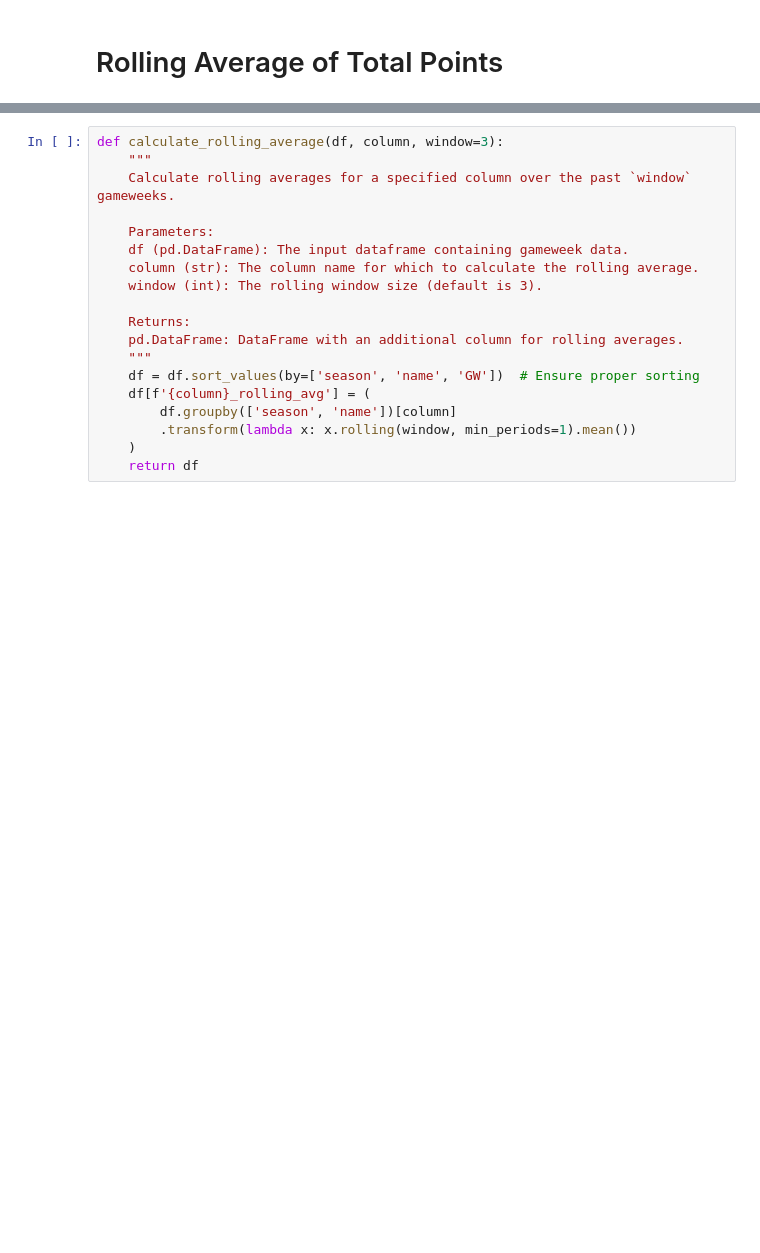
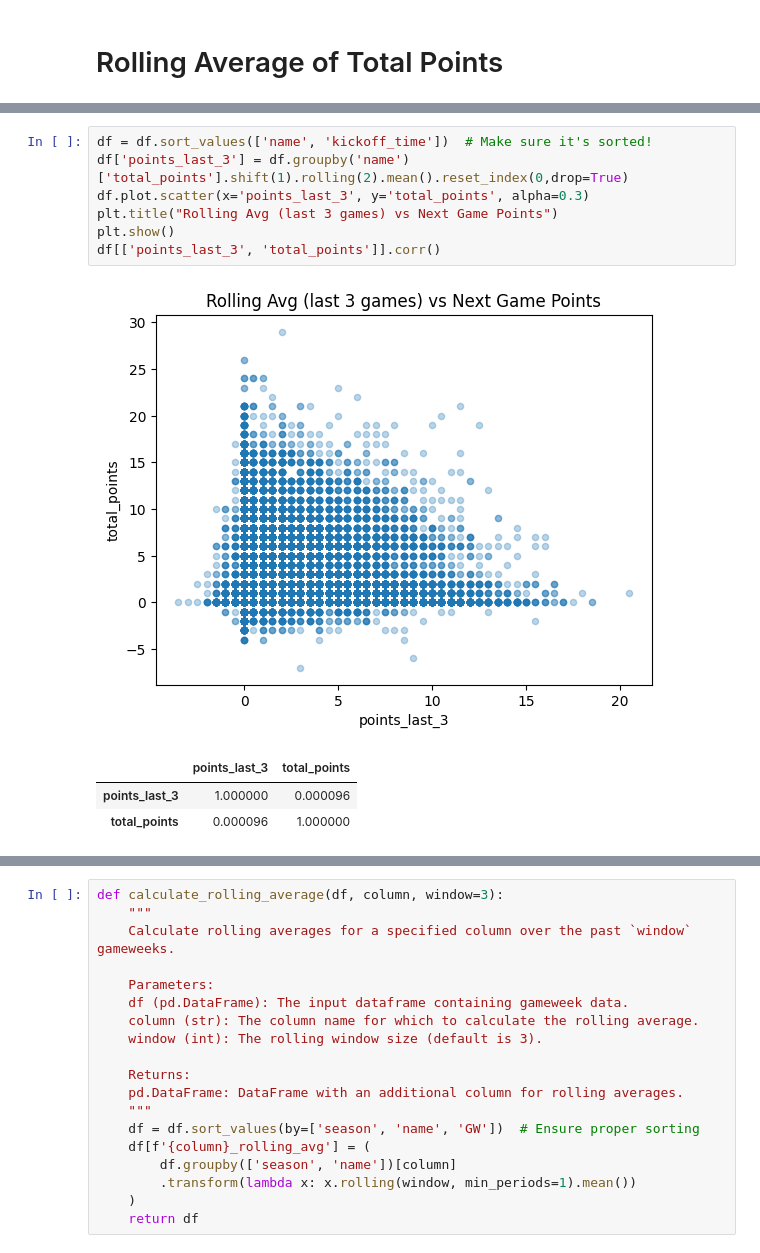
Before and after one commit to znader1/FPL, a Jupyter notebook: Notebooks/EDA_2025.ipynb, the cells around one changed output, grey strips where cells are left out. Cells and saved outputs as stored; diff of their text form; blank space fills up the shorter version.

Commit message:
Completed EDA up to correlation analysis; next: rolling features

```diff
--- a/Notebooks/EDA_2025.ipynb
+++ b/Notebooks/EDA_2025.ipynb
@@ -207,0 +220,12 @@ KeyError: 'team_result'
+# %%
+df = df.sort_values(['name', 'kickoff_time'])  # Make sure it's sorted!
+df['points_last_3'] = df.groupby('name')['total_points'].shift(1).rolling(2).mean().reset_index(0,drop=True)
+df.plot.scatter(x='points_last_3', y='total_points', alpha=0.3)
+plt.title("Rolling Avg (last 3 games) vs Next Game Points")
+plt.show()
+df[['points_last_3', 'total_points']].corr()
+# %% [output]
+[figure, added]
+|  | points_last_3 | total_points |
+| points_last_3 | 1.000000 | 0.000096 |
+| total_points | 0.000096 | 1.000000 |
```
Also changed, not shown: parts of 11 cells of this notebook.
